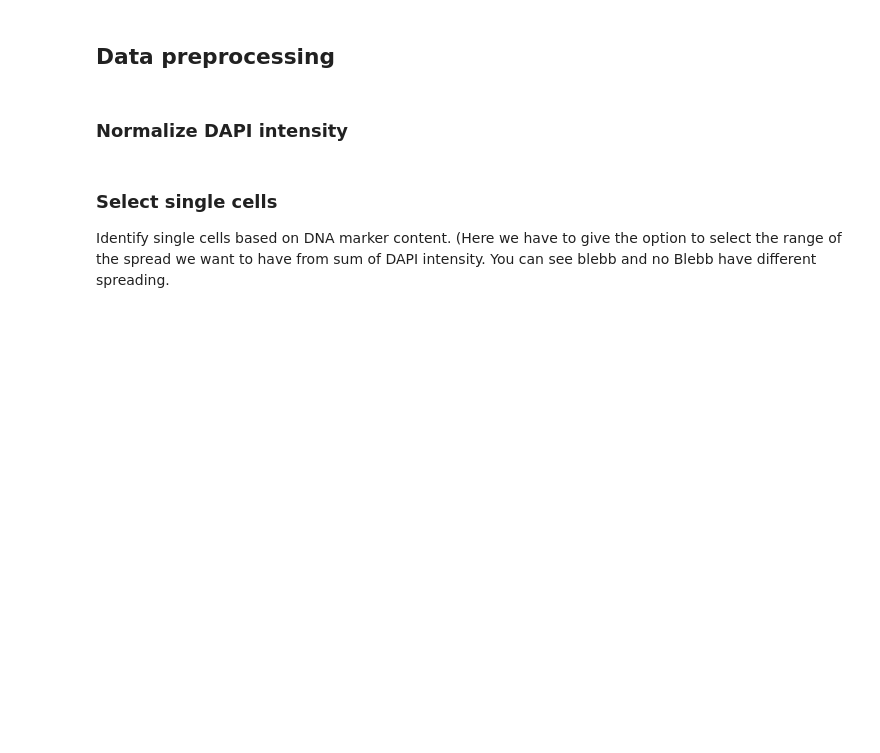
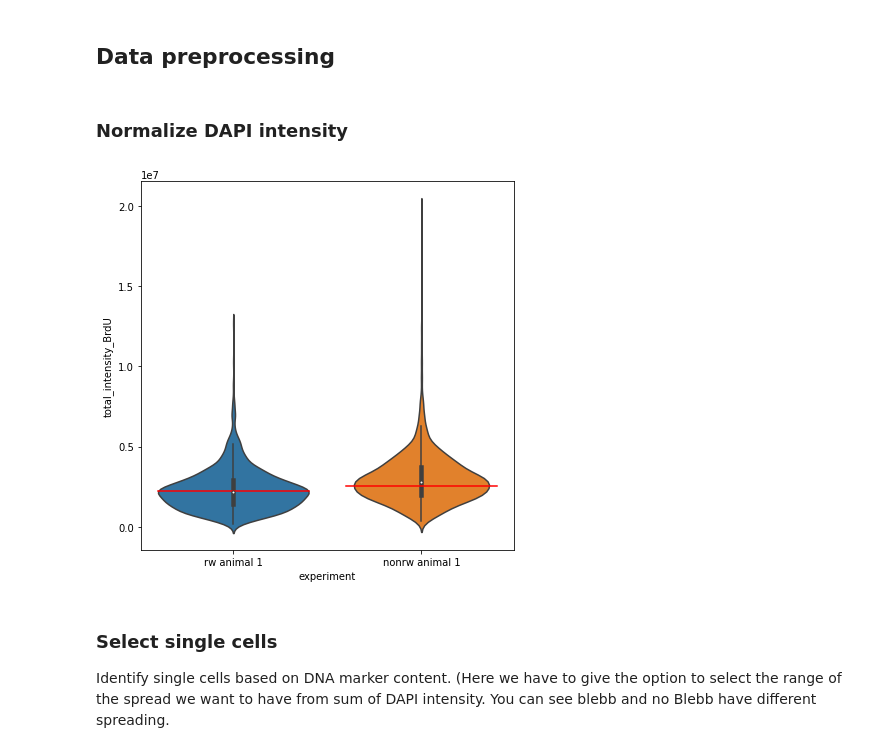
Before and after one commit to f-hamidlab/nuclearpy, a Jupyter notebook: docs/analyzor_master.ipynb, the cells around one changed output. Saved outputs shown, nothing was run; the diff lists cells and outputs as text; code cells hidden in the pictures; blank space fills up the shorter version.

```diff
--- a/docs/analyzor_master.ipynb
+++ b/docs/analyzor_master.ipynb
@@ -19,14 +19,16 @@ from ngtools.analyzer import Analyzor
 
 We provide an Analyzor object class that facilitates storage of nuclei segmented data and its downstream processing. To construct this object, we can easily pass the path to Segmentador output directory to `Analyzor` class function:
 # %%
-path_to_experiments = "../data/sample_output"
+path_to_experiments = "/Users/m./Dropbox (CDN Team)/Tiff Images/Images from Ruth"
 obj = Analyzor(path_to_experiments, pattern="output*.csv", collated_csv=None)
 # %% [markdown]
 ## Data preprocessing
 # %% [markdown]
 ### Normalize DAPI intensity
 # %%
-obj.normChannel(channel = "dapi", method = "mode", nbins = 100, intensity_type = "total")
+obj.normChannel(channel = "BrdU", method = "mode", nbins = 40, intensity_type = "total")
+# %% [output]
+[figure, added]
 # %% [markdown]
 ### Select single cells
 Identify single cells based on DNA marker content. (Here we have to give the option to select the range of the spread we want to have from sum of DAPI intensity. You can see blebb and no Blebb have different spreading.
```
Also changed, not shown: parts of 35 cells of this notebook, 3 other files.
